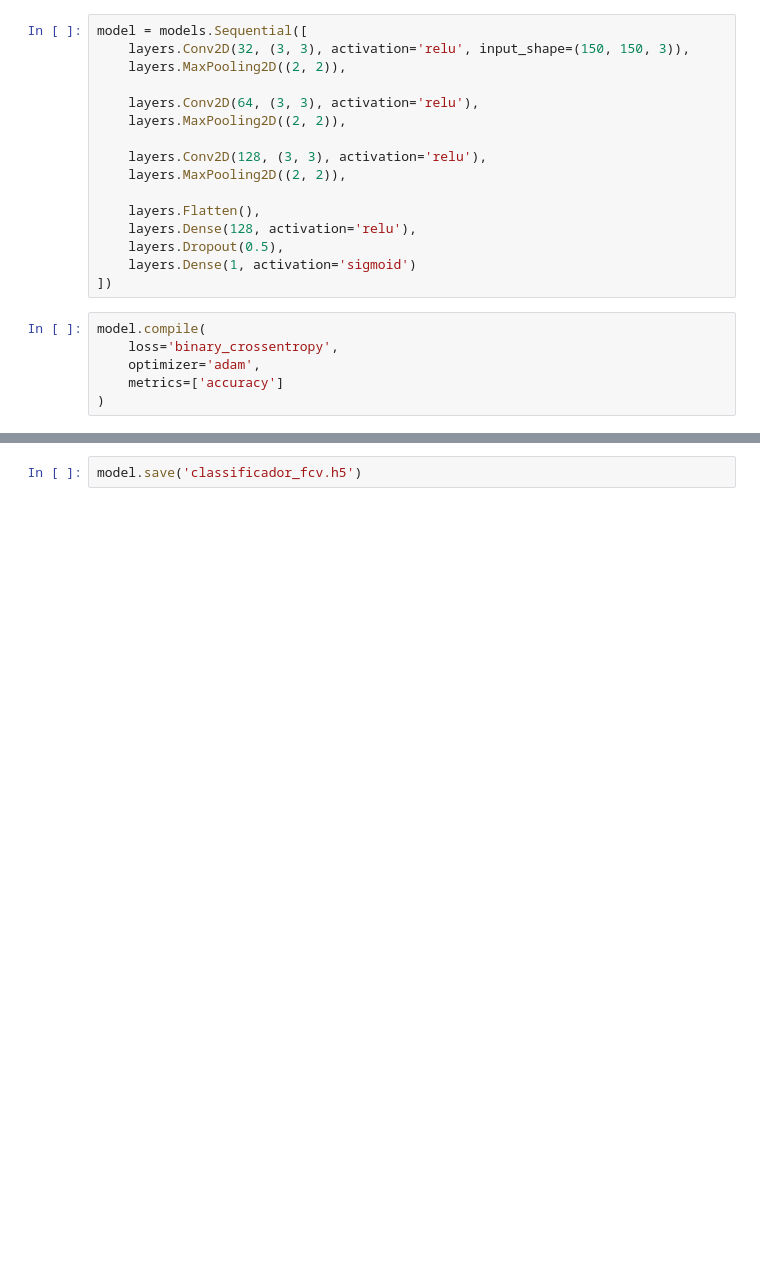
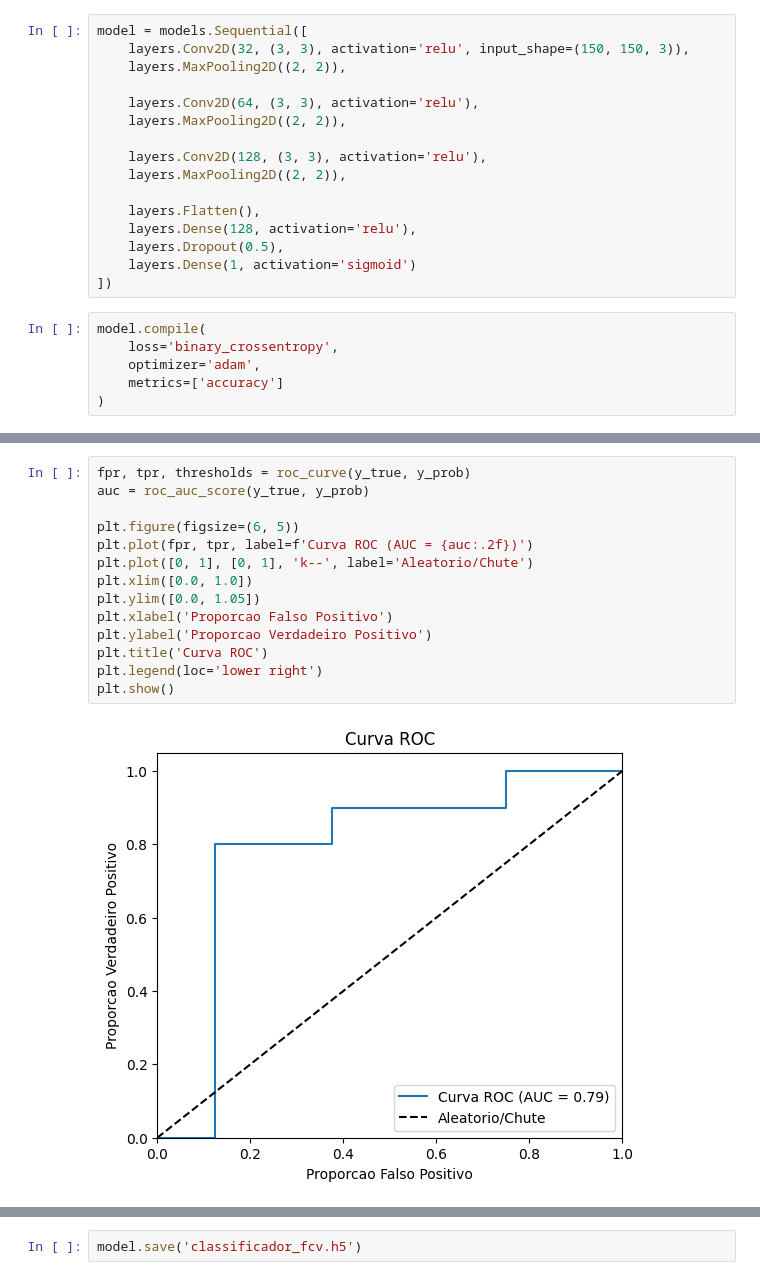
Before and after one commit to phusp33/Avaliacao3, a Jupyter notebook: classificador.ipynb, the cells around one changed output, grey strips where cells are left out. Cells and saved outputs as stored; diff of their text form; blank space fills up the shorter version.

```diff
--- a/classificador.ipynb
+++ b/classificador.ipynb
@@ -566,0 +577,16 @@ weighted avg       0.77      0.76      0.76        25
+# %%
+fpr, tpr, thresholds = roc_curve(y_true, y_prob)
+auc = roc_auc_score(y_true, y_prob)
+
+plt.figure(figsize=(6, 5))
+plt.plot(fpr, tpr, label=f'Curva ROC (AUC = {auc:.2f})')
+plt.plot([0, 1], [0, 1], 'k--', label='Aleatorio/Chute')
+plt.xlim([0.0, 1.0])
+plt.ylim([0.0, 1.05])
+plt.xlabel('Proporcao Falso Positivo')
+plt.ylabel('Proporcao Verdadeiro Positivo')
+plt.title('Curva ROC')
+plt.legend(loc='lower right')
+plt.show()
+# %% [output]
+[figure, added]
```
Also changed, not shown: parts of 9 cells of this notebook.
